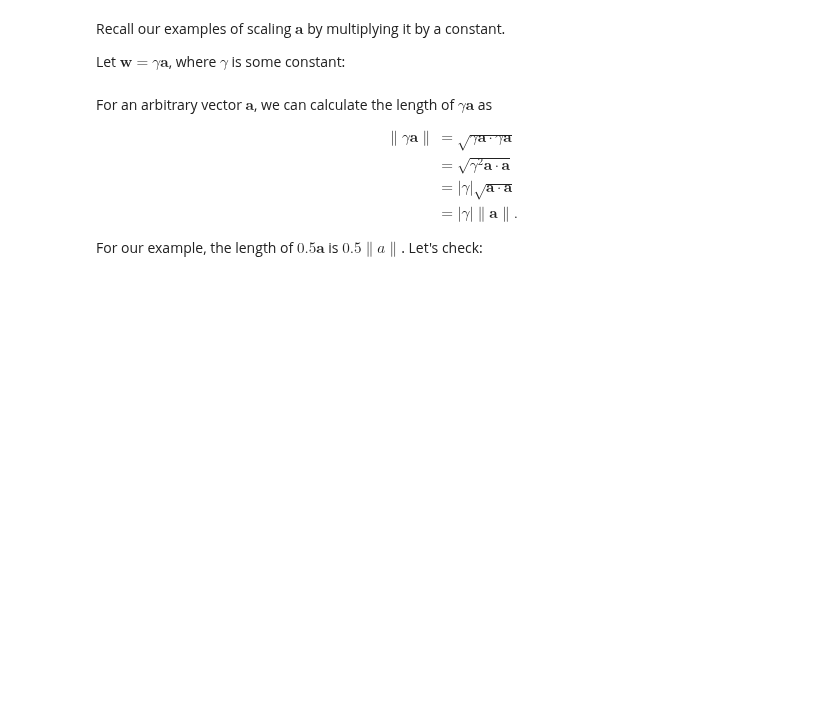
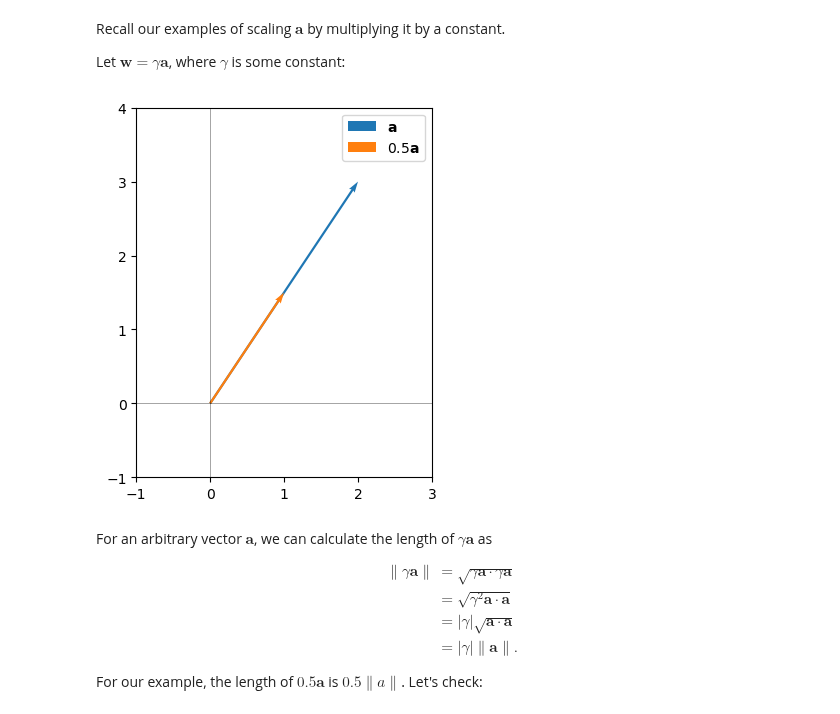
Before and after one commit to tyler-ruble/eel3850S25, a Jupyter notebook: lectures/lecture11-Vectors operations and correlation/Lecture11-Vector-Stats-Cor-in-class-edits.ipynb, the cells around one changed output. Cells and saved outputs as stored; diff of their text form; code cells hidden in the pictures; blank space fills up the shorter version.

```diff
--- a/lectures/lecture11-Vectors operations and correlation/Lecture11-Vector-Stats-Cor-in-class-edits.ipynb
+++ b/lectures/lecture11-Vectors operations and correlation/Lecture11-Vector-Stats-Cor-in-class-edits.ipynb
@@ -251,8 +261,10 @@ Recall our examples of scaling $\mathbf{a}$ by multiplying it by a constant.
 
 Let $\mathbf{w} = \gamma \mathbf{a}$, where $\gamma$ is some constant:
 # %%
-a1 =
+a1 = 0.5 * a
 plotvec(a, a1, labels=['$\mathbf{a}$', '$0.5 \mathbf{a}$'])
+# %% [output]
+[figure, added]
 # %% [markdown]
 For an arbitrary vector $\mathbf{a}$, we can calculate the length of $\gamma \mathbf{a}$ as
 
```
Also changed, not shown: parts of 13 cells of this notebook, 1 other file.
